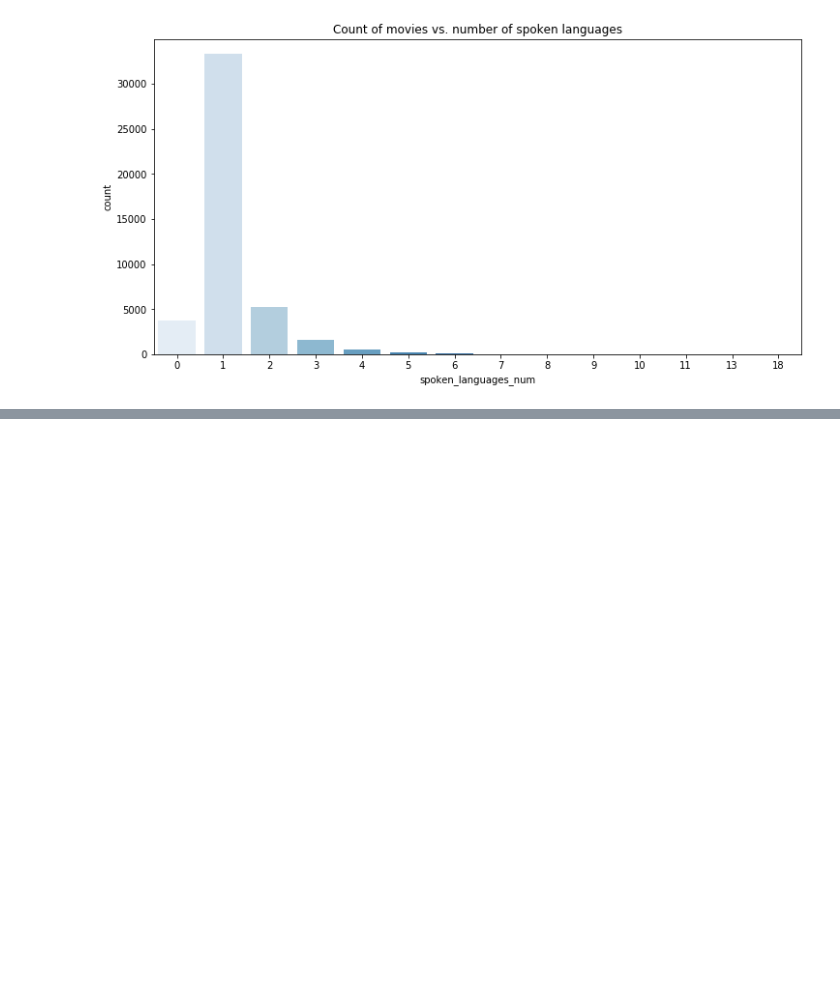
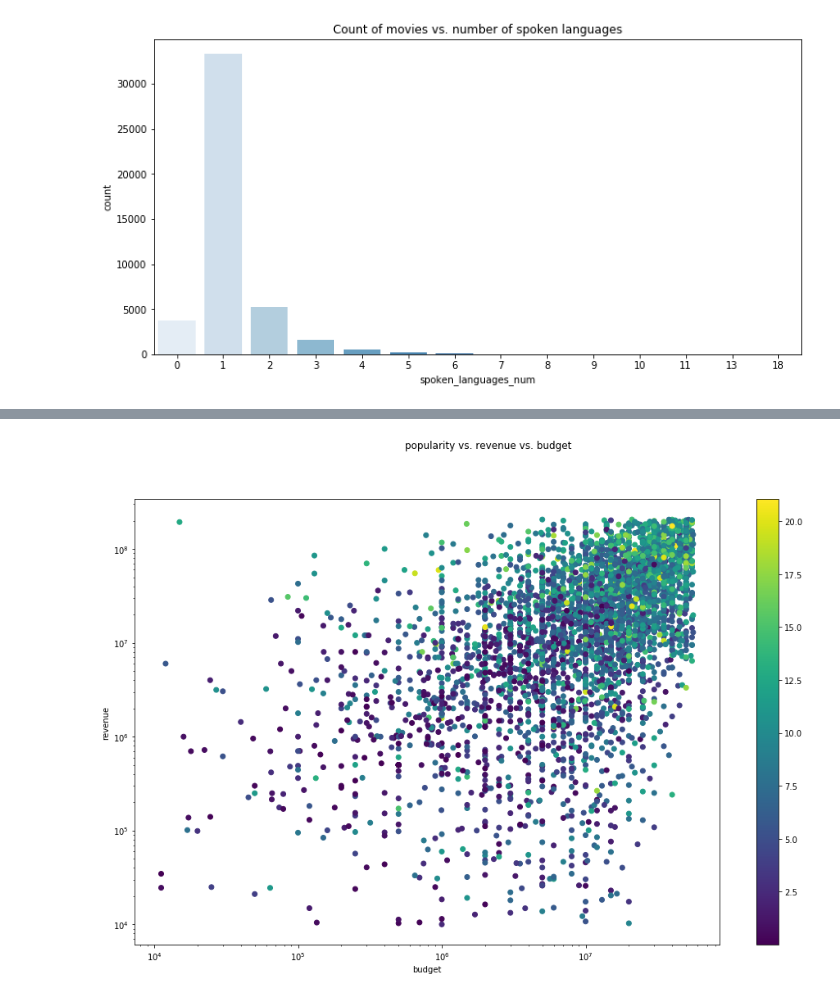
Before and after one commit to wvmrtn/data-science-in-practice, a Jupyter notebook: Project/eda.ipynb, the cells around one changed output, grey strips where cells are left out. Saved outputs shown, nothing was run; the diff lists cells and outputs as text; code cells hidden in the pictures; blank space fills up the shorter version.

```diff
--- a/Project/eda.ipynb
+++ b/Project/eda.ipynb
@@ -774,0 +822,21 @@ _ = ax.set_title('Count of movies vs. number of spoken languages')
+# %%
+# plot budget vs revenue vs. popularity by removing outliers with z-score
+fig, ax = plt.subplots(figsize = (16, 10))
+x = 'budget'
+y = 'revenue'
+z = 'popularity' # try vote_count as well
+df_toplot = movies[(np.abs(stats.zscore(movies[[x, y, z]])) < 3).all(axis=1)]
+# filter revenue and budget above 0?
+df_toplot = df_toplot[df_toplot[x] > 1e4]
+df_toplot = df_toplot[df_toplot[y] > 1e4]
+
+chart = ax.scatter(df_toplot[x], df_toplot[y], c = df_toplot[z],
+                   cmap='viridis')
+ax.set_xscale('log')
+ax.set_yscale('log')
+ax.set_xlabel(x)
+ax.set_ylabel(y)
+fig.suptitle('{} vs. {} vs. {}'.format(z, y, x))
+_ = fig.colorbar(chart, ax = ax)
+# %% [output]
+[figure, added]
```
Also changed, not shown: parts of 15 cells of this notebook, 1 other file.
